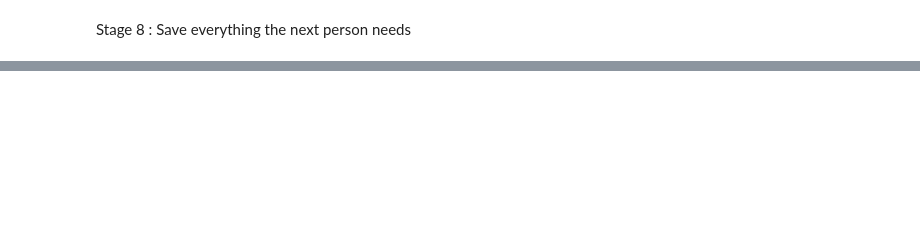
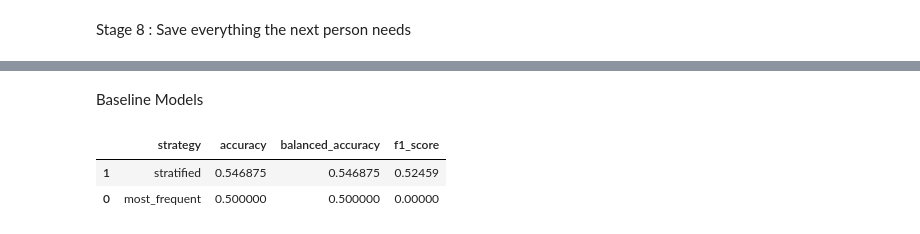
Before and after one commit to SR-Modi/GallStone_Project, a Jupyter notebook: DataProcessing_Complete.ipynb, the cells around one changed output, grey strips where cells are left out. Drawn from its saved outputs; the diff is of its cells as text; code cells hidden in the pictures; blank space fills up the shorter version.

```diff
--- a/DataProcessing_Complete.ipynb
+++ b/DataProcessing_Complete.ipynb
@@ -742,0 +1063,33 @@ os.listdir('processed')
+# %% [markdown]
+Baseline Models
+# %%
+#Dummy classifier: a simple baseline that makes predictions that ignore input features
+
+#Create list of dummy strategies to test and empty list to store results
+strategy_list = ["most_frequent", "stratified"]
+dummy_baselines = []
+
+#Loop through each strategy, build dummy model, fit it to training set,
+# make predictions on test set and store results in dummy_baselines list
+for strategy in strategy_list:
+    dummy = DummyClassifier(strategy=strategy, random_state=42)
+    dummy.fit(X_train, y_train)
+    y_pred = dummy.predict(X_test)
+
+    dummy_baselines.append({
+        "strategy": strategy,
+        #measures how many correct predictions dummy model made
+        "accuracy": accuracy_score(y_test, y_pred),
+        #measures fairness across the classes
+        "balanced_accuracy": balanced_accuracy_score(y_test, y_pred),
+        #measures both presicion and recall
+        "f1_score": f1_score(y_test, y_pred)
+    })
+
+#display results by best to worst balanced accuracy
+dummy_baselines_results = pd.DataFrame(dummy_baselines).sort_values(by="balanced_accuracy", ascending=False)
+dummy_baselines_results
+# %% [output]
+|  | strategy | accuracy | balanced_accuracy | f1_score |
+| 1 | stratified | 0.546875 | 0.546875 | 0.52459 |
+| 0 | most_frequent | 0.500000 | 0.500000 | 0.00000 |
```
Also changed, not shown: parts of 33 cells of this notebook.
